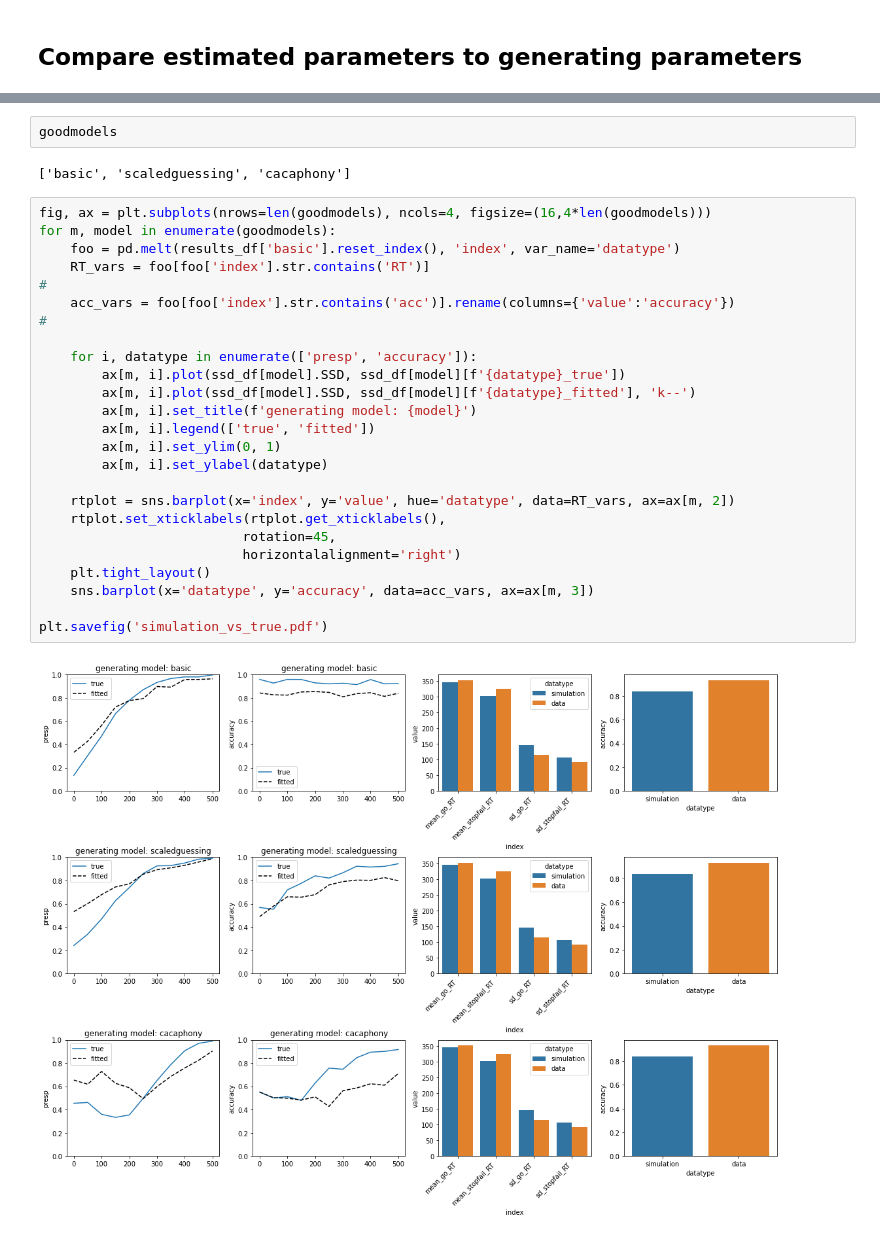
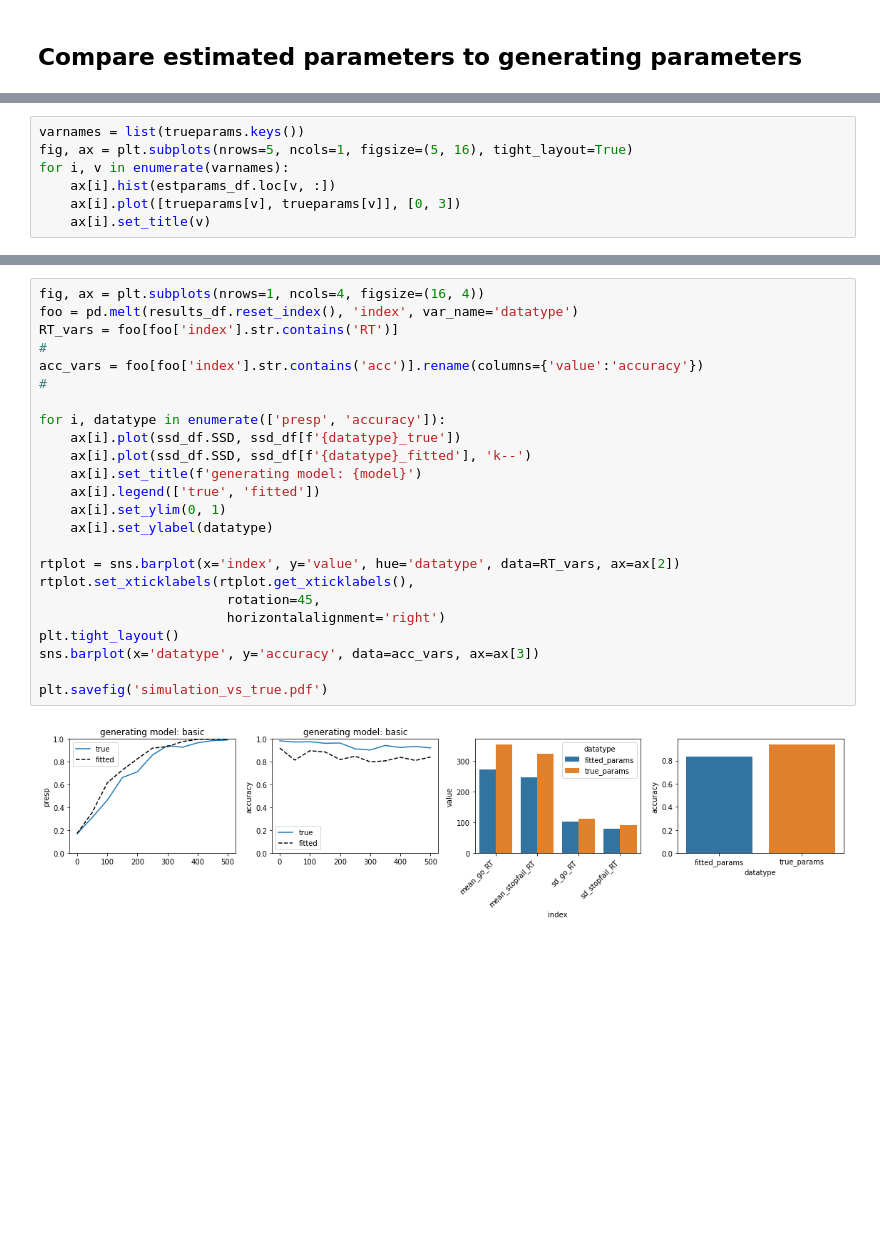
Before and after one commit to henrymj/ABCD_simulations, a Jupyter notebook: generative_model/ModelRecovery.ipynb, the cells around one changed output, grey strips where cells are left out. Saved outputs shown, nothing was run; the diff lists cells and outputs as text; blank space fills up the shorter version.

Commit message:
cleanup, focus on basic model for analyses

```diff
--- a/generative_model/ModelRecovery.ipynb
+++ b/generative_model/ModelRecovery.ipynb
@@ -161,0 +148,7 @@ Name: 9, dtype: float64
+# %%
+varnames = list(trueparams.keys())
+fig, ax = plt.subplots(nrows=5, ncols=1, figsize=(5, 16), tight_layout=True)
+for i, v in enumerate(varnames):
+    ax[i].hist(estparams_df.loc[v, :])
+    ax[i].plot([trueparams[v], trueparams[v]], [0, 3])
+    ax[i].set_title(v)
@@ -202,31 +200,26 @@ no converged estimates for  fullabcd skipping...
-# %%
-goodmodels
-# %% [output]
-['basic', 'scaledguessing', 'cacaphony']
 # %%
-fig, ax = plt.subplots(nrows=len(goodmodels), ncols=4, figsize=(16,4*len(goodmodels)))
-for m, model in enumerate(goodmodels):
-    foo = pd.melt(results_df['basic'].reset_index(), 'index', var_name='datatype')
-    RT_vars = foo[foo['index'].str.contains('RT')]
+fig, ax = plt.subplots(nrows=1, ncols=4, figsize=(16, 4))
+foo = pd.melt(results_df.reset_index(), 'index', var_name='datatype')
+RT_vars = foo[foo['index'].str.contains('RT')]
 #
-    acc_vars = foo[foo['index'].str.contains('acc')].rename(columns={'value':'accuracy'})
+acc_vars = foo[foo['index'].str.contains('acc')].rename(columns={'value':'accuracy'})
 #
 
-    for i, datatype in enumerate(['presp', 'accuracy']):
-        ax[m, i].plot(ssd_df[model].SSD, ssd_df[model][f'{datatype}_true'])
-        ax[m, i].plot(ssd_df[model].SSD, ssd_df[model][f'{datatype}_fitted'], 'k--')
-        ax[m, i].set_title(f'generating model: {model}')
-        ax[m, i].legend(['true', 'fitted'])
-        ax[m, i].set_ylim(0, 1)
-        ax[m, i].set_ylabel(datatype)
+for i, datatype in enumerate(['presp', 'accuracy']):
+    ax[i].plot(ssd_df.SSD, ssd_df[f'{datatype}_true'])
+    ax[i].plot(ssd_df.SSD, ssd_df[f'{datatype}_fitted'], 'k--')
+    ax[i].set_title(f'generating model: {model}')
+    ax[i].legend(['true', 'fitted'])
+    ax[i].set_ylim(0, 1)
+    ax[i].set_ylabel(datatype)
 
-    rtplot = sns.barplot(x='index', y='value', hue='datatype', data=RT_vars, ax=ax[m, 2])
-    rtplot.set_xticklabels(rtplot.get_xticklabels(),
-                          rotation=45,
-                          horizontalalignment='right')
-    plt.tight_layout()
-    sns.barplot(x='datatype', y='accuracy', data=acc_vars, ax=ax[m, 3])
+rtplot = sns.barplot(x='index', y='value', hue='datatype', data=RT_vars, ax=ax[2])
+rtplot.set_xticklabels(rtplot.get_xticklabels(),
+                        rotation=45,
+                        horizontalalignment='right')
+plt.tight_layout()
+sns.barplot(x='datatype', y='accuracy', data=acc_vars, ax=ax[3])
 
 plt.savefig('simulation_vs_true.pdf')
 # %% [output]
-[figure, old version]
+[figure, new version]
```
Also changed, not shown: parts of 4 cells of this notebook, 5 other files.
